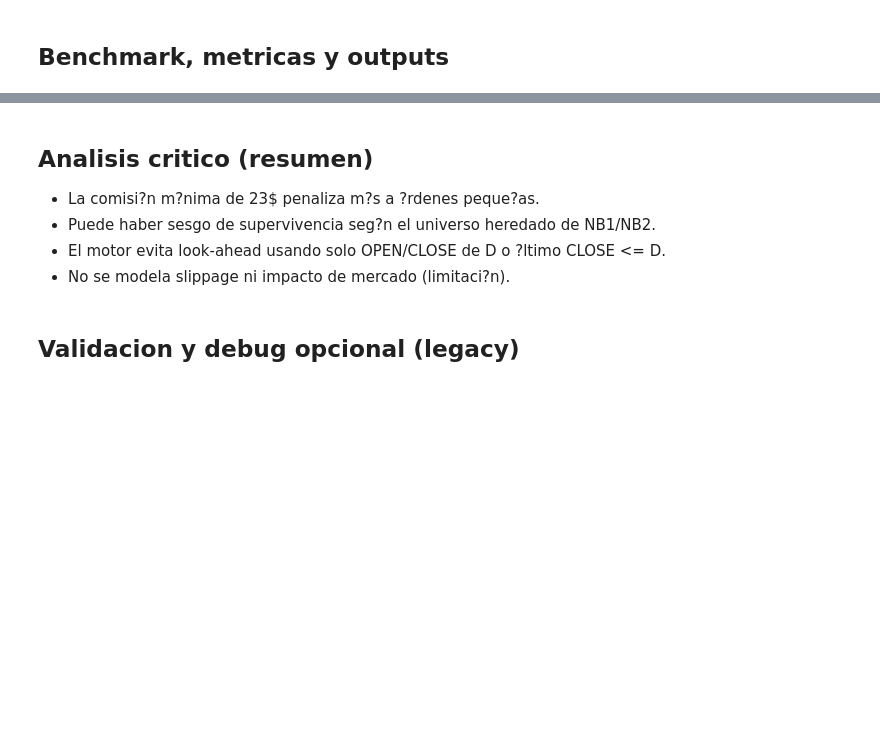
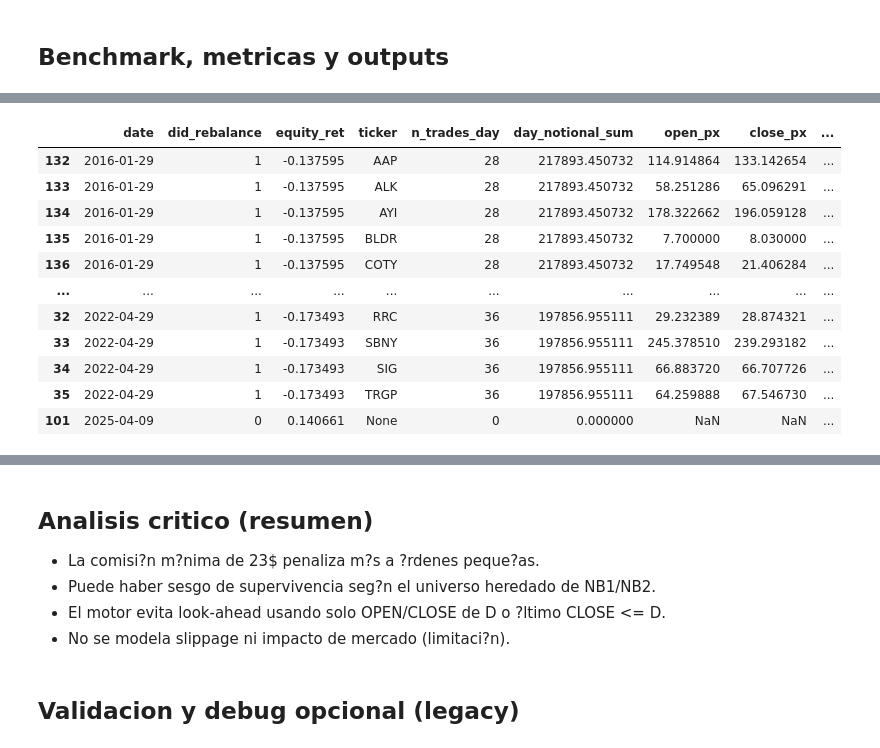
Before and after one commit to alonsodt/Algoritmos-de-Inversion-y-Backtesting, a Jupyter notebook: notebooks/Notebook_4_Ejecucion_y_Costes.ipynb, the cells around one changed output, grey strips where cells are left out. Drawn from its saved outputs; the diff is of its cells as text; code cells hidden in the pictures; blank space fills up the shorter version.

Commit message:
Algoritmo y backtesting hecho, falta de optimizar y explicar

```diff
--- a/notebooks/Notebook_4_Ejecucion_y_Costes.ipynb
+++ b/notebooks/Notebook_4_Ejecucion_y_Costes.ipynb
@@ -25,7 +25,7 @@ MIN_FEE = 23.0
 BENCH = "SPY"
 
 # Control de rotacion: 1=mensual, 3=trimestral, 6=semestral
-REBALANCE_EVERY_N_MONTHS = 3
+REBALANCE_EVERY_N_MONTHS = 6
 
 PRICE_PATH_HINTS = [
     "data/processed/prices.parquet",
@@ -54,8 +54,12 @@ MTM_FFILL_LIMIT = 1
 MAX_POSITION_WEIGHT = 0.15
 ENFORCE_WEIGHT_CAP_DAILY = True
 
-# Umbral de alerta anti-outliers OPEN/CLOSE (solo diagnostico; NO cambia ejecucion). Debe ser > 1.
-MAX_OPEN_CLOSE_RATIO = 3.0
+# Control anti-outliers OPEN/CLOSE. Debe ser > 1.
+MAX_OPEN_CLOSE_RATIO = 4.0
+# Si True: aborta el backtest al detectar anomalia OPEN/CLOSE en salida (evita equity contaminada).
+HARD_FAIL_ON_OPEN_CLOSE_ANOMALY = False
+# Si True: ante anomalia OPEN/CLOSE en salida, no ejecuta ese exit (evita PnL ficticio).
+SKIP_EXIT_ON_OPEN_CLOSE_ANOMALY = True
 # %% [markdown]
 ## Funciones base
 # %%
@@ -1291,3 +1425,62 @@ if len(out_saved) == 0:
 print('\nOutputs guardados:')
 for p in out_saved:
     print(p)
+
+
+# Diagnostico de gaps verticales: top dias por |retorno| y tickers implicados
+ret_eq = equity_df['equity'].pct_change(fill_method=None)
+top_gap_days = ret_eq.abs().sort_values(ascending=False).head(10)
+print('\nTop 10 dias por |ret equity| (diagnostico gaps):')
+display(top_gap_days.to_frame('abs_equity_ret'))
+
+if len(trades_df) > 0:
+    tr_diag = trades_df.copy()
+    tr_diag['date'] = pd.to_datetime(tr_diag['date'])
+
+    gap_rows = []
+    for d, abs_r in top_gap_days.items():
+        did_reb = int(equity_df.loc[d, 'did_rebalance']) if d in equity_df.index else 0
+        tr_d = tr_diag[tr_diag['date'] == d].copy()
+
+        if len(tr_d) == 0:
+            gap_rows.append({
+                'date': d,
+                'did_rebalance': did_reb,
+                'equity_ret': float(ret_eq.loc[d]) if pd.notna(ret_eq.loc[d]) else np.nan,
+                'ticker': None,
+                'n_trades_day': 0,
+                'day_notional_sum': 0.0,
+                'open_px': np.nan,
+                'close_px': np.nan,
+                'open_close_ret': np.nan,
+            })
+            continue
+
+        day_notional_sum = float(tr_d['notional'].sum())
+        n_trades_day = int(len(tr_d))
+
+        for tk in sorted(tr_d['ticker'].astype(str).unique().tolist()):
+            op = open_px.at[d, tk] if (d in open_px.index and tk in open_px.columns) else np.nan
+            cl = close_px.at[d, tk] if (d in close_px.index and tk in close_px.columns) else np.nan
+            oc_ret = np.nan
+            if pd.notna(op) and np.isfinite(op) and op > 0 and pd.notna(cl) and np.isfinite(cl):
+                oc_ret = float(cl / op - 1.0)
+
+            gap_rows.append({
+                'date': d,
+                'did_rebalance': did_reb,
+                'equity_ret': float(ret_eq.loc[d]) if pd.notna(ret_eq.loc[d]) else np.nan,
+                'ticker': tk,
+                'n_trades_day': n_trades_day,
+                'day_notional_sum': day_notional_sum,
+                'open_px': float(op) if pd.notna(op) else np.nan,
+                'close_px': float(cl) if pd.notna(cl) else np.nan,
+                'open_close_ret': oc_ret,
+            })
+
+    gaps_diag_df = pd.DataFrame(gap_rows).sort_values(['date', 'ticker'])
+    print('Detalle top gaps (tickers implicados):')
+    display(gaps_diag_df.head(200))
+else:
+    print('Diagnostico gaps: no hay trades_df para desglosar tickers.')
+# %% [output]
@@ -1293,0 +1517,12 @@ for p in out_saved:
+|  | date | did_rebalance | equity_ret | ticker | n_trades_day | day_notional_sum | open_px | close_px | ... |
+| 132 | 2016-01-29 | 1 | -0.137595 | AAP | 28 | 217893.450732 | 114.914864 | 133.142654 | ... |
+| 133 | 2016-01-29 | 1 | -0.137595 | ALK | 28 | 217893.450732 | 58.251286 | 65.096291 | ... |
+| 134 | 2016-01-29 | 1 | -0.137595 | AYI | 28 | 217893.450732 | 178.322662 | 196.059128 | ... |
+| 135 | 2016-01-29 | 1 | -0.137595 | BLDR | 28 | 217893.450732 | 7.700000 | 8.030000 | ... |
+| 136 | 2016-01-29 | 1 | -0.137595 | COTY | 28 | 217893.450732 | 17.749548 | 21.406284 | ... |
+| ... | ... | ... | ... | ... | ... | ... | ... | ... | ... |
+| 32 | 2022-04-29 | 1 | -0.173493 | RRC | 36 | 197856.955111 | 29.232389 | 28.874321 | ... |
+| 33 | 2022-04-29 | 1 | -0.173493 | SBNY | 36 | 197856.955111 | 245.378510 | 239.293182 | ... |
+| 34 | 2022-04-29 | 1 | -0.173493 | SIG | 36 | 197856.955111 | 66.883720 | 66.707726 | ... |
+| 35 | 2022-04-29 | 1 | -0.173493 | TRGP | 36 | 197856.955111 | 64.259888 | 67.546730 | ... |
+| 101 | 2025-04-09 | 0 | 0.140661 | None | 0 | 0.000000 | NaN | NaN | ... |
```
Also changed, not shown: parts of 5 cells of this notebook, 6 other files.
